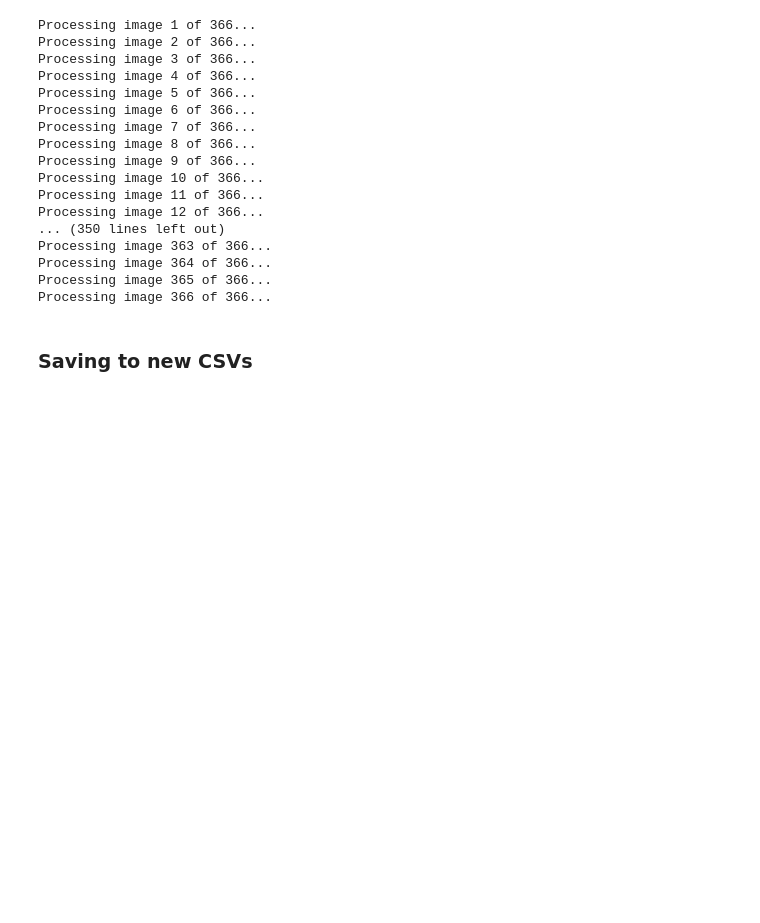
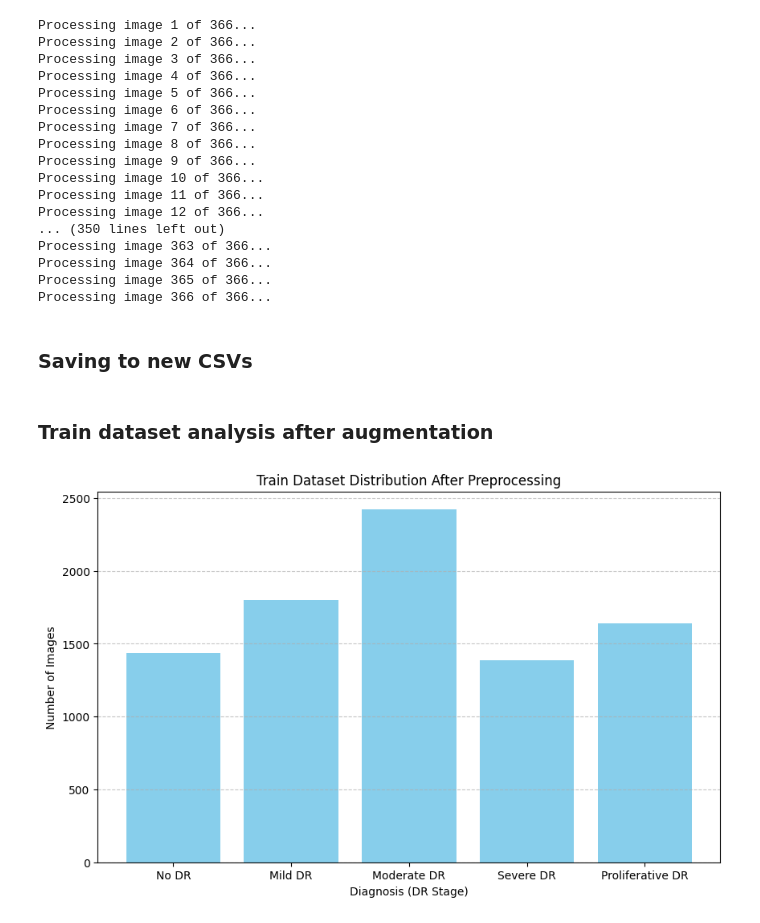
Before and after one commit to Romal27/DSGP-24-Retina94, a Jupyter notebook: Preprocessing.ipynb, the cells around one changed output. Cells and saved outputs as stored; diff of their text form; code cells hidden in the pictures; blank space fills up the shorter version.

Commit message:
Analysis if train data after augmentation.

```diff
--- a/Preprocessing.ipynb
+++ b/Preprocessing.ipynb
@@ -183,3 +184,19 @@ Processing image 366 of 366...
 pd.DataFrame(train_processed, columns=['id_code', 'diagnosis']).to_csv('/Users/teransenevirathne/Desktop/DSGP-24-Retina94/Preprocessed_Dataset/preprocessed_train.csv', index=False)
 pd.DataFrame(val_processed, columns=['id_code', 'diagnosis']).to_csv('/Users/teransenevirathne/Desktop/DSGP-24-Retina94/Preprocessed_Dataset/preprocessed_val.csv', index=False)
 pd.DataFrame(test_processed, columns=['id_code', 'diagnosis']).to_csv('/Users/teransenevirathne/Desktop/DSGP-24-Retina94/Preprocessed_Dataset/preprocessed_test.csv', index=False)
+# %% [markdown]
+### Train dataset analysis after augmentation
+# %%
+train_df = pd.DataFrame(train_processed, columns=['id_code', 'diagnosis'])
+train_distribution = train_df['diagnosis'].value_counts().sort_index()
+
+plt.figure(figsize=(10, 6))
+plt.bar(train_distribution.index, train_distribution.values, color='skyblue')
+plt.title("Train Dataset Distribution After Preprocessing")
+plt.xlabel("Diagnosis (DR Stage)")
+plt.ylabel("Number of Images")
+plt.xticks([0, 1, 2, 3, 4], ["No DR", "Mild DR", "Moderate DR", "Severe DR", "Proliferative DR"])
+plt.grid(axis='y', linestyle='--', alpha=0.7)
+plt.show()
+# %% [output]
+[figure, added]
```
Also changed, not shown: parts of 1 cell of this notebook.
